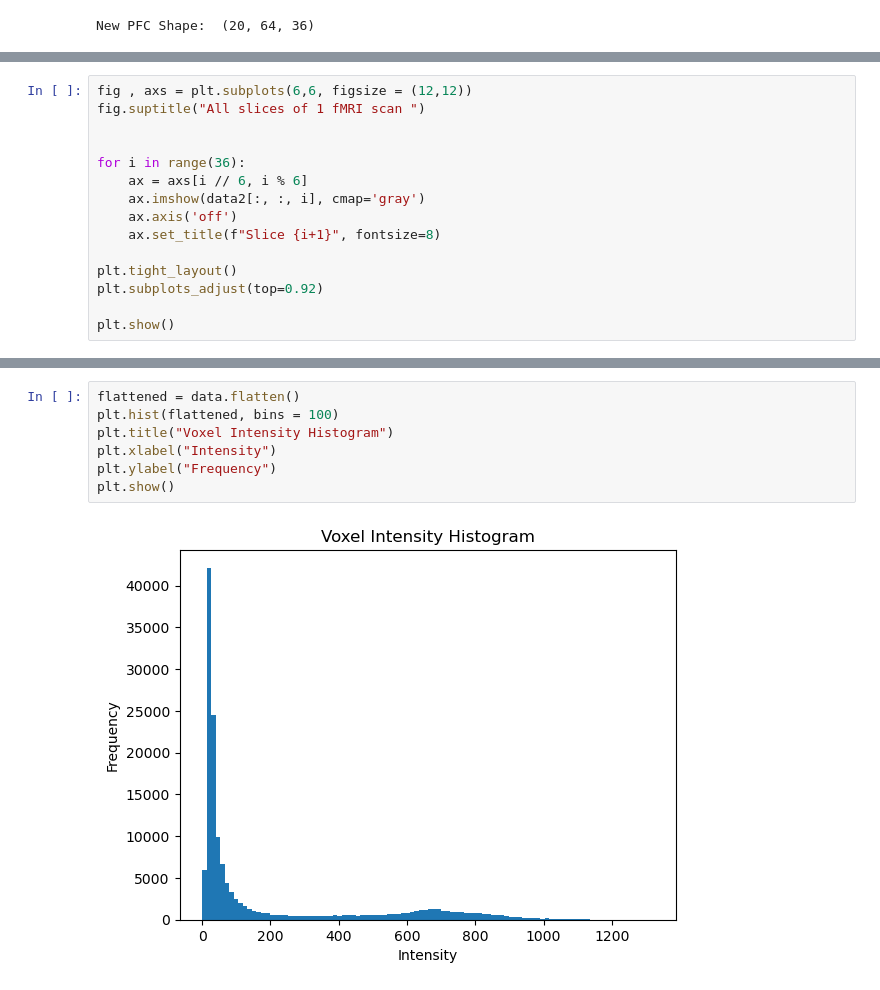
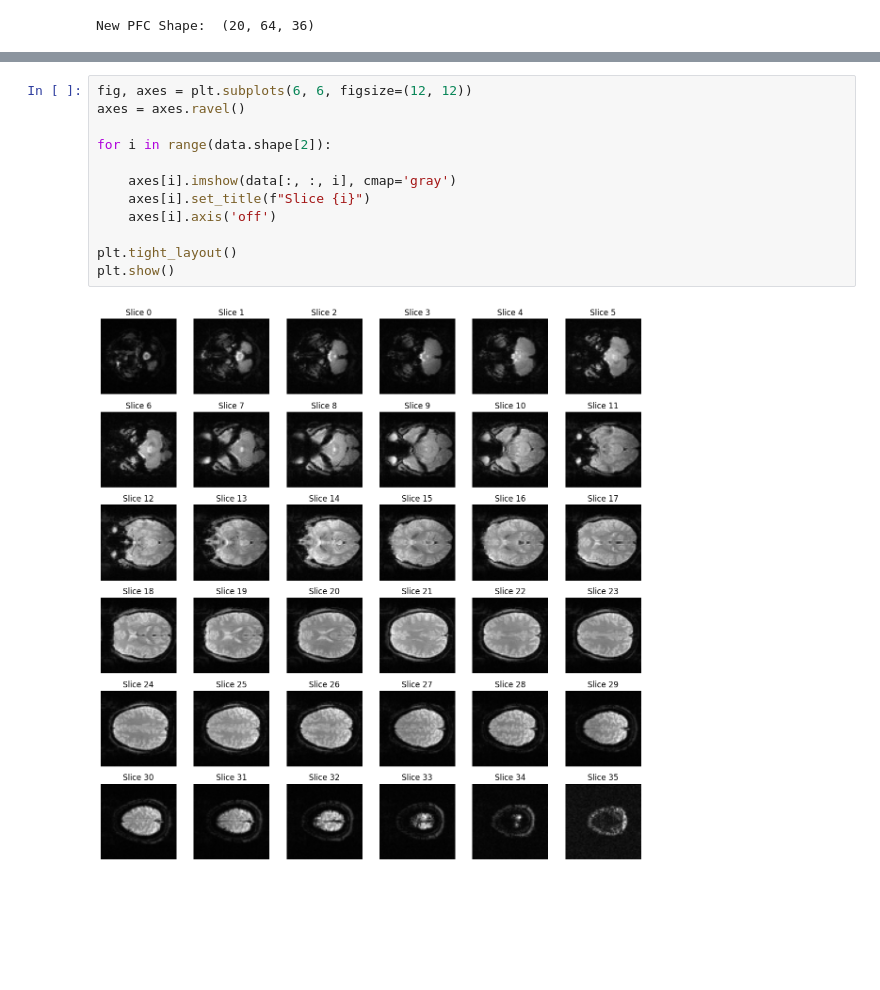
Before and after one commit to Adonimac/fMRI, a Jupyter notebook: test.ipynb, the cells around one changed output, grey strips where cells are left out. Saved outputs shown, nothing was run; the diff lists cells and outputs as text; blank space fills up the shorter version.

```diff
--- a/test.ipynb
+++ b/test.ipynb
@@ -57,15 +46,0 @@ data2 = img.get_fdata()
-# %%
-fig , axs = plt.subplots(6,6, figsize = (12,12))
-fig.suptitle("All slices of 1 fMRI scan ")
-
-
-for i in range(36):
-    ax = axs[i // 6, i % 6]
-    ax.imshow(data2[:, :, i], cmap='gray')
-    ax.axis('off')
-    ax.set_title(f"Slice {i+1}", fontsize=8)
-
-plt.tight_layout()
-plt.subplots_adjust(top=0.92)
-
-plt.show()
@@ -86,9 +47,14 @@ STD:  278.45088475719143
-# %%
-flattened = data.flatten()
-plt.hist(flattened, bins = 100)
-plt.title("Voxel Intensity Histogram")
-plt.xlabel("Intensity")
-plt.ylabel("Frequency")
-plt.show()
-# %% [output]
-[figure, removed]
+# %%
+fig, axes = plt.subplots(6, 6, figsize=(12, 12))
+axes = axes.ravel()
+
+for i in range(data.shape[2]):
+
+    axes[i].imshow(data[:, :, i], cmap='gray')
+    axes[i].set_title(f"Slice {i}")
+    axes[i].axis('off')
+
+plt.tight_layout()
+plt.show()
+# %% [output]
+[figure, added]
```
Also changed, not shown: parts of 11 cells of this notebook.
